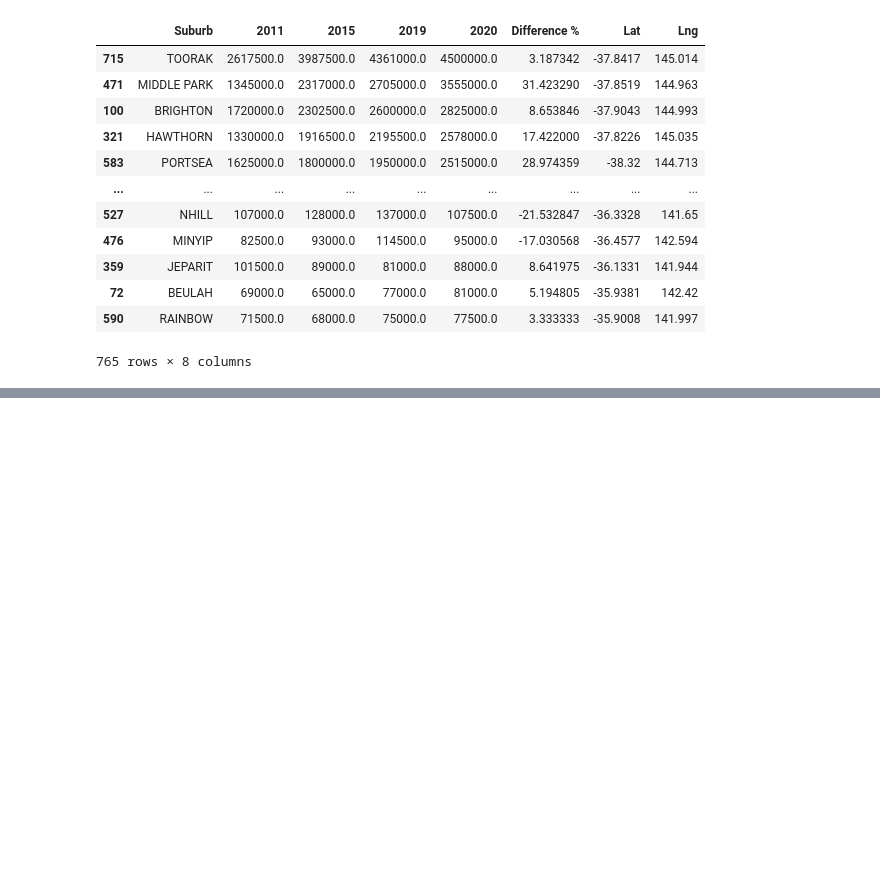
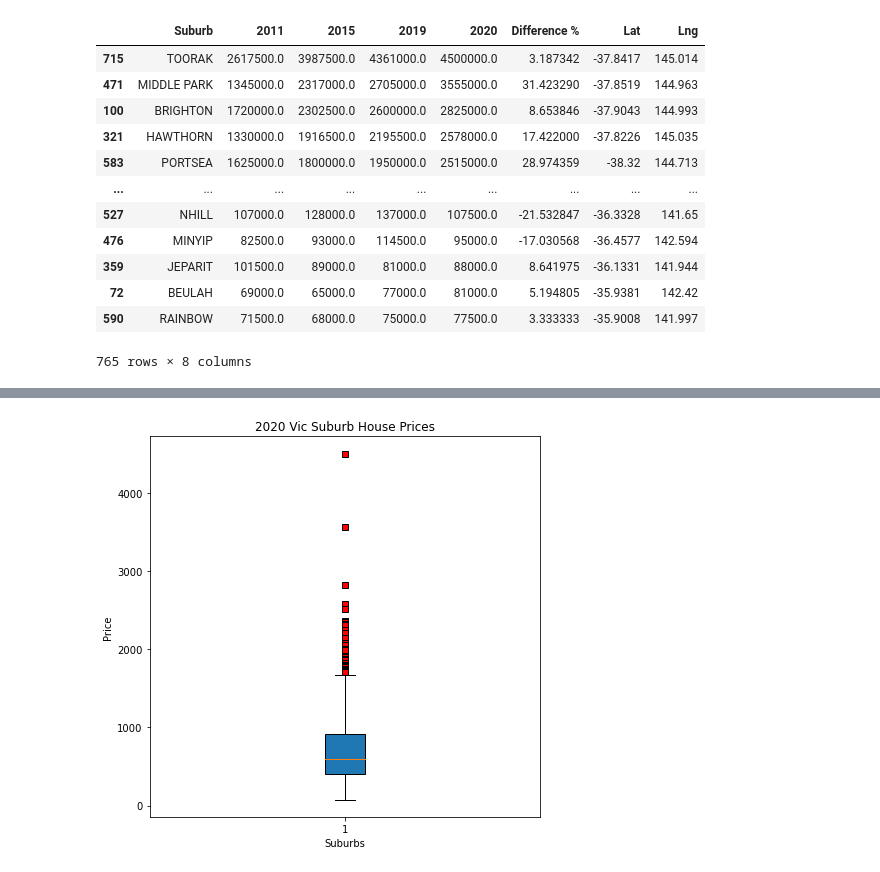
Before and after one commit to LP-116/Project-1, a Jupyter notebook: suburb year analysis.ipynb, the cells around one changed output, grey strips where cells are left out. Drawn from its saved outputs; the diff is of its cells as text; code cells hidden in the pictures; blank space fills up the shorter version.

```diff
--- a/suburb year analysis.ipynb
+++ b/suburb year analysis.ipynb
@@ -436,3 +437,14 @@ heat_top_subs
 | 72 | BEULAH | 69000.0 | 65000.0 | 77000.0 | 81000.0 | 5.194805 | -35.9381 | 142.42 |
 | 590 | RAINBOW | 71500.0 | 68000.0 | 75000.0 | 77500.0 | 3.333333 | -35.9008 | 141.997 |
 765 rows × 8 columns
+# %%
+price_data = heat_top_subs["2020"]/1000
+quartiles = heat_top_subs["2020"].quantile([0.25,0.5,0.75]).round(2)
+lowerq = round(quartiles[0.25],2)
+upperq = round(quartiles[0.75],2)
+iqr = round(upperq-lowerq, 2)
+
+lower_bound = round(lowerq - (1.5*iqr),2)
+upper_bound = round(upperq + (1.5*iqr),2)
+
+outlier = heat_top_subs.loc[(heat_top_subs["2020"] < lower_bound) | (heat_top_subs["2020"] > upper_bound)]
@@ -439,3 +464,21 @@ heat_top_subs
+# %%
+fig1, ax1 = plt.subplots(figsize=(7, 7))
+ax1.set_title("2020 Vic Suburb House Prices")
+ax1.set_ylabel("Price")
+plt.xlabel("Suburbs")
+plt.locator_params(axis="y", nbins=8)
+plt.ylim()
+
+# Formatting is applied to any outliers in the data.
+red_square = dict(markerfacecolor='r', marker='s')
+
+# Generating the graph using the tumor_vol list from the previous For Loop and the Treatment list for the labels.
+ax1.boxplot(price_data, widths = 0.1, flierprops=red_square, patch_artist=True);
+
+# Display the boxplot.
+plt.show()
+# %% [output]
+[figure, added]
 # %%
 subs_loc = heat_top_subs[["Suburb", "Lat", "Lng"]]
 # %%
```
Also changed, not shown: parts of 3 cells of this notebook.
